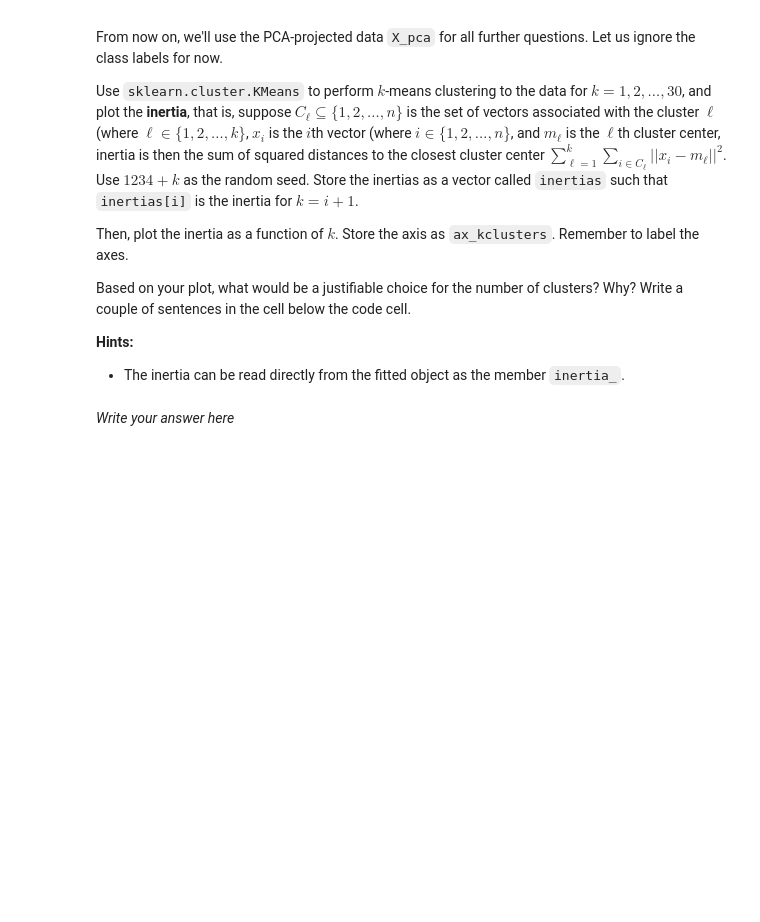
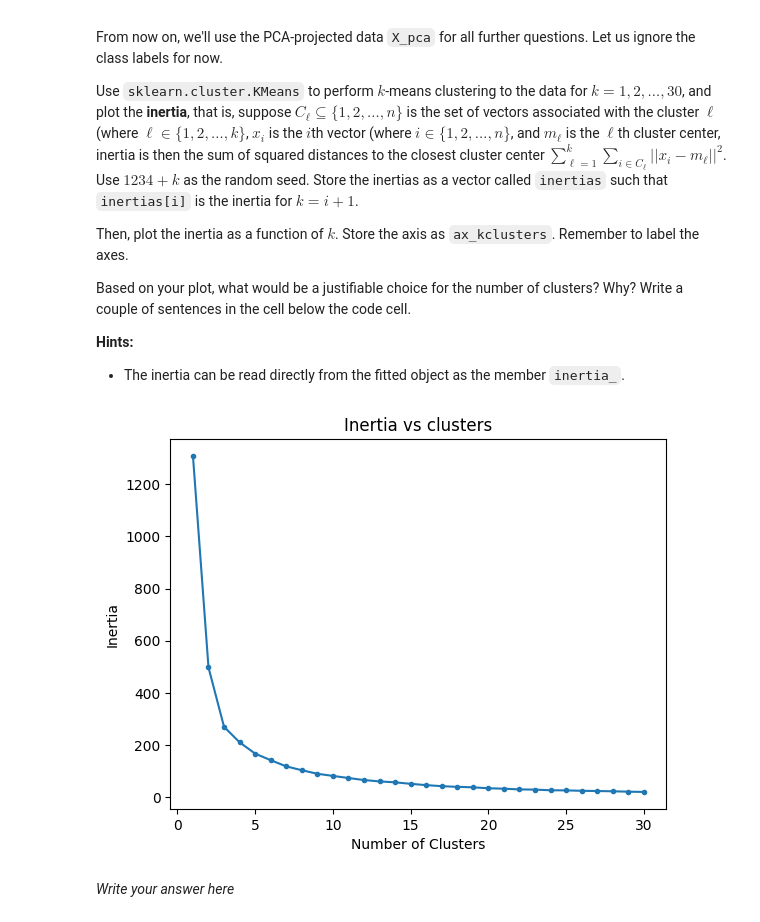
Before and after one commit to david-ferm00/data_science_and_ai, a Jupyter notebook: assignment_4/assignment4_template-1.ipynb, the cells around one changed output. Cells and saved outputs as stored; diff of their text form; code cells hidden in the pictures; blank space fills up the shorter version.

```diff
--- a/assignment_4/assignment4_template-1.ipynb
+++ b/assignment_4/assignment4_template-1.ipynb
@@ -391,6 +407,22 @@ Based on your plot, what would be a justifiable choice for the number of cluster
 # %%
 # Codegrade Tag Question4
 # Do *not* remove the tag above
+from sklearn.cluster import KMeans
+
+inertias = []
+k = range(1, 31)
+for k_i in k:
+    means = KMeans(k_i, random_state=1234+k_i).fit(X_pca)
+    inertias.append(means.inertia_)
+
+fig, ax_kclusters = plt.subplots()
+ax_kclusters.plot(k, inertias, marker='.')
+ax_kclusters.set_xlabel('Number of Clusters')
+ax_kclusters.set_ylabel('Inertia')
+ax_kclusters.set_title('Inertia vs clusters')
+plt.show()
+# %% [output]
+[figure, added]
 # %% [markdown]
 *Write your answer here*
 # %% [markdown]
```
Also changed, not shown: parts of 1 cell of this notebook.
